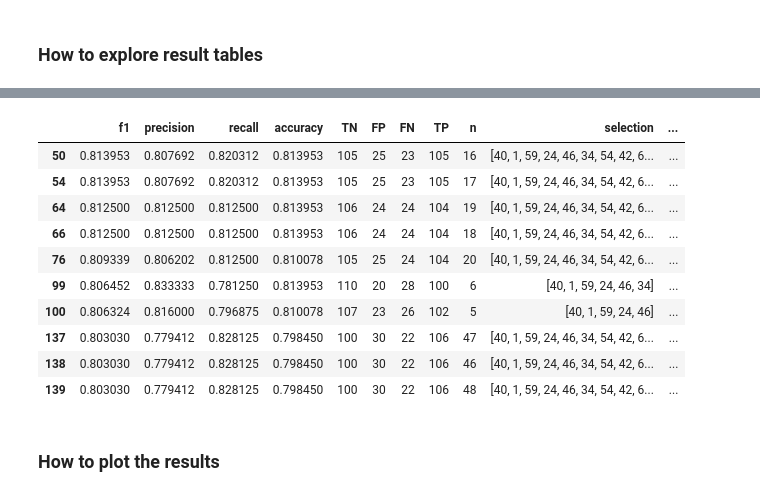
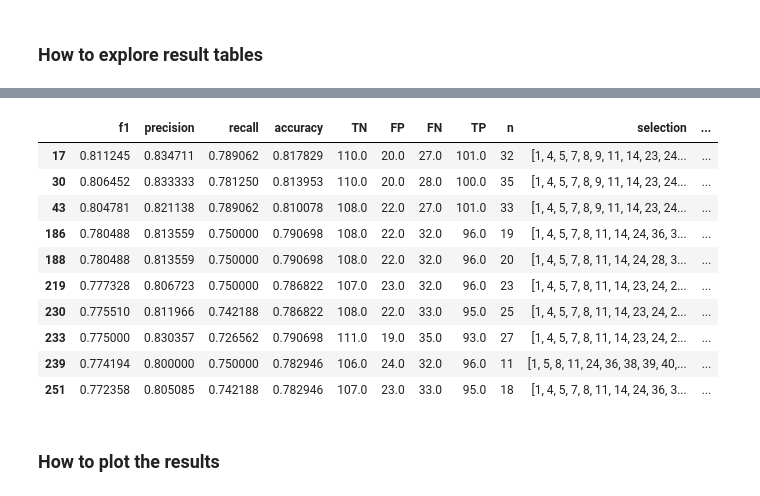
Before and after one commit to nischikata/AggressivenessClassification, a Jupyter notebook: DEMO_plotResults.ipynb, the cells around one changed output, grey strips where cells are left out. Saved outputs shown, nothing was run; the diff lists cells and outputs as text; code cells hidden in the pictures.

```diff
--- a/DEMO_plotResults.ipynb
+++ b/DEMO_plotResults.ipynb
@@ -18,0 +53,8 @@ mdf.loc[mdf['n'] <= 15][:5] # show top 5 results for selections <= 15 features
+# %%
+
+mdf = pd.read_csv("Datasets/M_MODEL_linearSVM_results.csv", sep='\t', index_col=0) # Load the results into a DataFrame
+# mdf[:5] # show overall top 5 results
+print np.mean(mdf[:25]['f1'])
+print np.mean(mdf.loc[mdf['n'] <= 15][:10]['f1'])
+print np.median(mdf.loc[mdf['n'] <= 15][:10]['f1'])
+mdf.loc[mdf['n'] <= 15][:10] # show top 5 results for selections <= 15 features
@@ -19,17 +76,17 @@ mdf.loc[mdf['n'] <= 15][:5] # show top 5 results for selections <= 15 features
 # %%
-mdf.loc[mdf['source'] == 'RFE'][:10] # show top ten results for RFE Selections
+mdf.loc[mdf['source'] == 'Lasso'][:10] # show top ten results for RFE Selections
 # %% [output]
 |  | f1 | precision | recall | accuracy | TN | FP | FN | TP | n | selection | ... |
-| 50 | 0.813953 | 0.807692 | 0.820312 | 0.813953 | 105 | 25 | 23 | 105 | 16 | [40, 1, 59, 24, 46, 34, 54, 42, 6... | ... |
-| 54 | 0.813953 | 0.807692 | 0.820312 | 0.813953 | 105 | 25 | 23 | 105 | 17 | [40, 1, 59, 24, 46, 34, 54, 42, 6... | ... |
-| 64 | 0.812500 | 0.812500 | 0.812500 | 0.813953 | 106 | 24 | 24 | 104 | 19 | [40, 1, 59, 24, 46, 34, 54, 42, 6... | ... |
-| 66 | 0.812500 | 0.812500 | 0.812500 | 0.813953 | 106 | 24 | 24 | 104 | 18 | [40, 1, 59, 24, 46, 34, 54, 42, 6... | ... |
-| 76 | 0.809339 | 0.806202 | 0.812500 | 0.810078 | 105 | 25 | 24 | 104 | 20 | [40, 1, 59, 24, 46, 34, 54, 42, 6... | ... |
-| 99 | 0.806452 | 0.833333 | 0.781250 | 0.813953 | 110 | 20 | 28 | 100 | 6 | [40, 1, 59, 24, 46, 34] | ... |
-| 100 | 0.806324 | 0.816000 | 0.796875 | 0.810078 | 107 | 23 | 26 | 102 | 5 | [40, 1, 59, 24, 46] | ... |
-| 137 | 0.803030 | 0.779412 | 0.828125 | 0.798450 | 100 | 30 | 22 | 106 | 47 | [40, 1, 59, 24, 46, 34, 54, 42, 6... | ... |
-| 138 | 0.803030 | 0.779412 | 0.828125 | 0.798450 | 100 | 30 | 22 | 106 | 46 | [40, 1, 59, 24, 46, 34, 54, 42, 6... | ... |
-| 139 | 0.803030 | 0.779412 | 0.828125 | 0.798450 | 100 | 30 | 22 | 106 | 48 | [40, 1, 59, 24, 46, 34, 54, 42, 6... | ... |
+| 17 | 0.811245 | 0.834711 | 0.789062 | 0.817829 | 110.0 | 20.0 | 27.0 | 101.0 | 32 | [1, 4, 5, 7, 8, 9, 11, 14, 23, 24... | ... |
+| 30 | 0.806452 | 0.833333 | 0.781250 | 0.813953 | 110.0 | 20.0 | 28.0 | 100.0 | 35 | [1, 4, 5, 7, 8, 9, 11, 14, 23, 24... | ... |
+| 43 | 0.804781 | 0.821138 | 0.789062 | 0.810078 | 108.0 | 22.0 | 27.0 | 101.0 | 33 | [1, 4, 5, 7, 8, 9, 11, 14, 23, 24... | ... |
+| 186 | 0.780488 | 0.813559 | 0.750000 | 0.790698 | 108.0 | 22.0 | 32.0 | 96.0 | 19 | [1, 4, 5, 7, 8, 11, 14, 24, 36, 3... | ... |
+| 188 | 0.780488 | 0.813559 | 0.750000 | 0.790698 | 108.0 | 22.0 | 32.0 | 96.0 | 20 | [1, 4, 5, 7, 8, 11, 14, 24, 28, 3... | ... |
+| 219 | 0.777328 | 0.806723 | 0.750000 | 0.786822 | 107.0 | 23.0 | 32.0 | 96.0 | 23 | [1, 4, 5, 7, 8, 11, 14, 23, 24, 2... | ... |
+| 230 | 0.775510 | 0.811966 | 0.742188 | 0.786822 | 108.0 | 22.0 | 33.0 | 95.0 | 25 | [1, 4, 5, 7, 8, 11, 14, 23, 24, 2... | ... |
+| 233 | 0.775000 | 0.830357 | 0.726562 | 0.790698 | 111.0 | 19.0 | 35.0 | 93.0 | 27 | [1, 4, 5, 7, 8, 11, 14, 23, 24, 2... | ... |
+| 239 | 0.774194 | 0.800000 | 0.750000 | 0.782946 | 106.0 | 24.0 | 32.0 | 96.0 | 11 | [1, 5, 8, 11, 24, 36, 38, 39, 40,... | ... |
+| 251 | 0.772358 | 0.805085 | 0.742188 | 0.782946 | 107.0 | 23.0 | 33.0 | 95.0 | 18 | [1, 4, 5, 7, 8, 11, 14, 24, 36, 3... | ... |
 # %% [markdown]
 ### How to plot the results
 # %%
```
Also changed, not shown: parts of 6 cells of this notebook, 59 other files.
